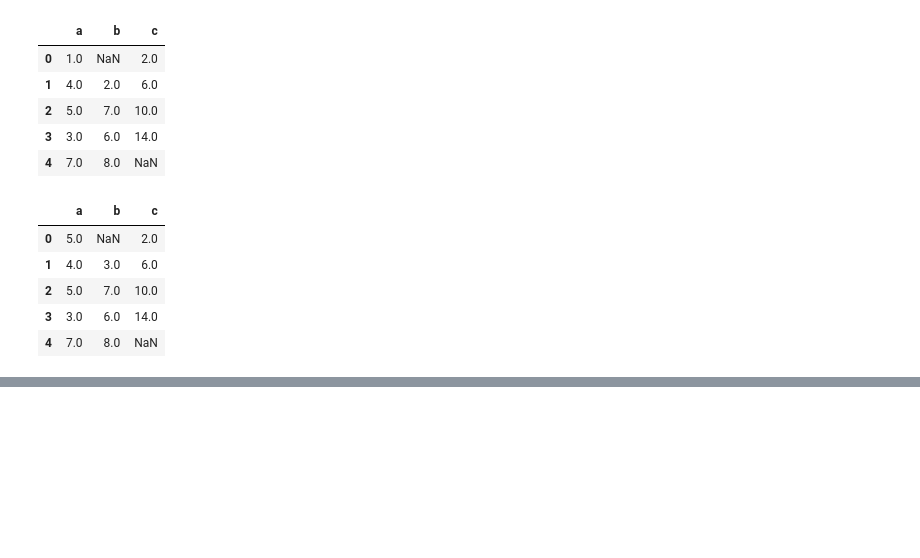
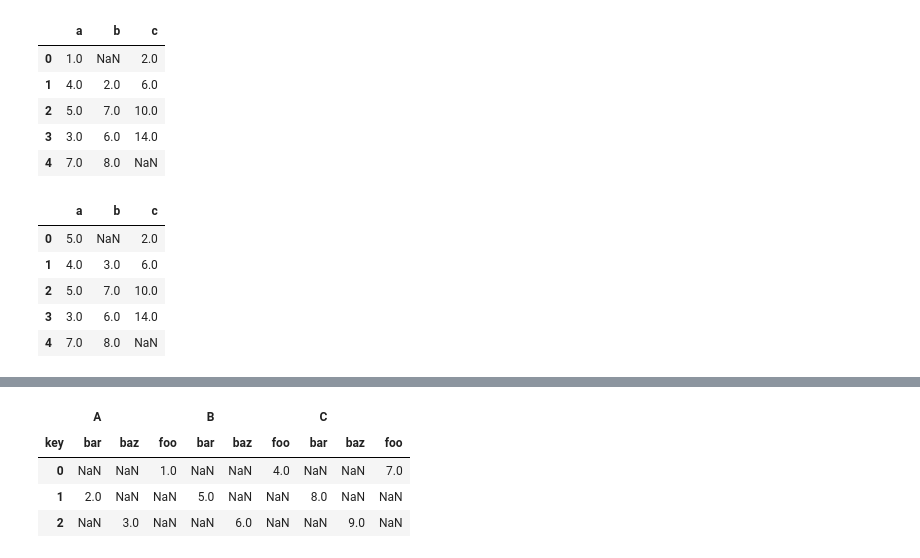
Before and after one commit to scarket/data_assemble, a Jupyter notebook: mult_index/mult_index.ipynb, the cells around one changed output, grey strips where cells are left out. Cells and saved outputs as stored; diff of their text form; code cells hidden in the pictures; blank space fills up the shorter version.

```diff
--- a/mult_index/mult_index.ipynb
+++ b/mult_index/mult_index.ipynb
@@ -606,0 +841,3 @@ df6.combine_first(df5)
+# %%
+df03 = df02.set_index(['key'])
+df03
@@ -606,0 +864,8 @@ df6.combine_first(df5)
+# %%
+df02.pivot(columns=['key'])
+# %% [output]
+|  | A |  |  | B |  |  | C |  |  |
+| key | bar | baz | foo | bar | baz | foo | bar | baz | foo |
+| 0 | NaN | NaN | 1.0 | NaN | NaN | 4.0 | NaN | NaN | 7.0 |
+| 1 | 2.0 | NaN | NaN | 5.0 | NaN | NaN | 8.0 | NaN | NaN |
+| 2 | NaN | 3.0 | NaN | NaN | 6.0 | NaN | NaN | 9.0 | NaN |
```
Also changed, not shown: parts of 25 cells of this notebook, 1 other file.
